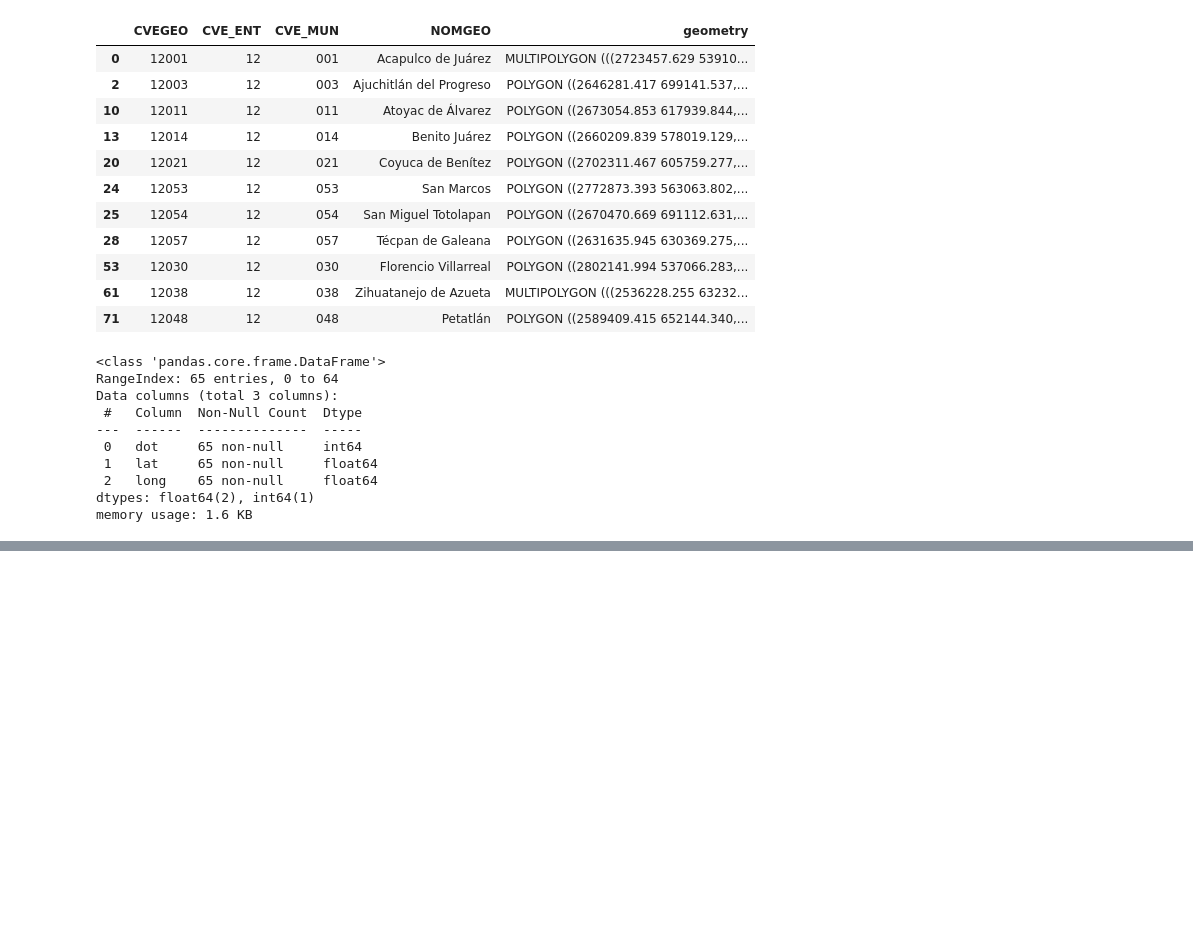
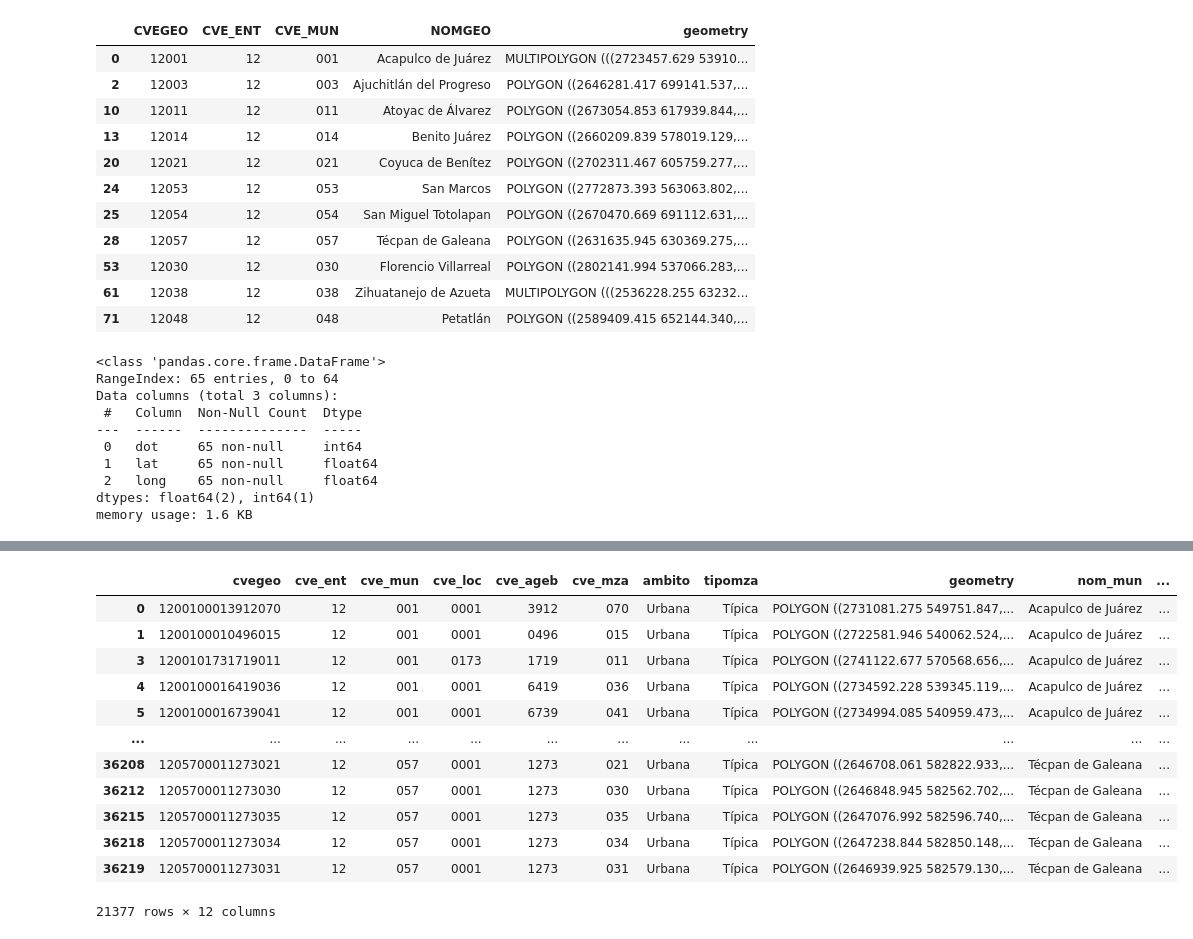
Before and after one commit to labdatos-se/economia, a Jupyter notebook: mapa_gro/mapa_gro.ipynb, the cells around one changed output, grey strips where cells are left out. Drawn from its saved outputs; the diff is of its cells as text; code cells hidden in the pictures; blank space fills up the shorter version.

```diff
--- a/mapa_gro/mapa_gro.ipynb
+++ b/mapa_gro/mapa_gro.ipynb
@@ -113,0 +95,29 @@ pobviv=pd.read_csv("manzanas/ITER_12CSV20.csv",encoding="latin-1")
+# %%
+#Leer datos de población y vivienda
+pobviv=pd.read_csv("manzanas/RESAGEBURB_12CSV20.csv",encoding="utf-8")
+pobviv.columns=[i.lower() for i in pobviv.columns]
+#Filtrar municipios 1, 3, 11, 14, 21, 30, 38, 48, 53, 54, 57
+pobviv=pobviv[pobviv["mun"].isin([1,3,11,14,21,30,38,48,53,54,57])]
+#Dropear ageb 0000
+pobviv=pobviv[pobviv["ageb"]!="0000"]
+#Dropear nom_loc=="Total AGEB urbana"
+pobviv=pobviv[pobviv["nom_loc"]!="Total AGEB urbana"]
+#Construir clave geoestadística a nivel manzana. 16 dígitos. Dos por entidad, tres por municipio, cuatro por localidad, tres por ageb, cuatro por manzana
+pobviv['cvegeo'] = pobviv['entidad'].astype(str).str.zfill(2) + pobviv['mun'].astype(str).str.zfill(3) + pobviv['loc'].astype(str).str.zfill(4) + pobviv['ageb'].astype(str).str.zfill(4) + pobviv['mza'].astype(str).str.zfill(3)#Añadir columna de largo
+pobviv["largo"]=pobviv["cvegeo"].apply(lambda x: len(x))
+#Dejar cvgeo y tvivparhab
+pobviv=pobviv[["cvegeo","nom_mun", "tvivparhab","pobtot"]]
+#Eliminar manzanas sin vivienda o con nan
+#Convertir * en nan
+pobviv["tvivparhab"]=pobviv["tvivparhab"].replace("*",None)
+pobviv["tvivparhab"]=pobviv["tvivparhab"].replace("N/D",None)
+pobviv=pobviv[pobviv["tvivparhab"]!=0]
+pobviv=pobviv[pobviv['tvivparhab'].notna()]
+#Convertir tvivparhab a int
+pobviv["tvivparhab"]=pobviv["tvivparhab"].astype(int)
+popviv=pobviv[pobviv["pobtot"]!=0]
+pobviv=pobviv[pobviv["pobtot"].notna()]
+#Convertir pobtot a int
+pobviv["pobtot"]=pobviv["pobtot"].astype(int)
+
+pobviv
@@ -114,8 +152,30 @@ pobviv=pd.read_csv("manzanas/ITER_12CSV20.csv",encoding="latin-1")
 # %%
 #leer shape de manzanas
 manzanas=gpd.read_file("manzanas/conjunto_de_datos/12m.shp")
 #Filtrar municipios 001, 003, 011, 014, 021, 030, 038, 048, 053, 054, 057
-manzanas=manzanas[manzanas["CVE_MUN"].isin(["12001","12003","12011","12014","12021","12030","12038","12048","12053","12054","12057"])]
+manzanas=manzanas[manzanas["CVE_MUN"].isin(["001","003","011","014","021","030","038","048","053","054","057"])]
+manzanas.columns=[i.lower() for i in manzanas.columns]
+#Pegar manzanas con datos de población y vivienda
+manzanas=pd.merge(manzanas,pobviv,how="left",on="cvegeo")
+#Drop nan
+manzanas=manzanas[manzanas['tvivparhab'].notna()]
+manzanas=manzanas[manzanas['pobtot'].notna()]
+#Transformar a numerico
+manzanas
+# %% [output]
+|  | cvegeo | cve_ent | cve_mun | cve_loc | cve_ageb | cve_mza | ambito | tipomza | geometry | nom_mun | ... |
+| 0 | 1200100013912070 | 12 | 001 | 0001 | 3912 | 070 | Urbana | Típica | POLYGON ((2731081.275 549751.847,... | Acapulco de Juárez | ... |
+| 1 | 1200100010496015 | 12 | 001 | 0001 | 0496 | 015 | Urbana | Típica | POLYGON ((2722581.946 540062.524,... | Acapulco de Juárez | ... |
+| 3 | 1200101731719011 | 12 | 001 | 0173 | 1719 | 011 | Urbana | Típica | POLYGON ((2741122.677 570568.656,... | Acapulco de Juárez | ... |
+| 4 | 1200100016419036 | 12 | 001 | 0001 | 6419 | 036 | Urbana | Típica | POLYGON ((2734592.228 539345.119,... | Acapulco de Juárez | ... |
+| 5 | 1200100016739041 | 12 | 001 | 0001 | 6739 | 041 | Urbana | Típica | POLYGON ((2734994.085 540959.473,... | Acapulco de Juárez | ... |
+| ... | ... | ... | ... | ... | ... | ... | ... | ... | ... | ... | ... |
+| 36208 | 1205700011273021 | 12 | 057 | 0001 | 1273 | 021 | Urbana | Típica | POLYGON ((2646708.061 582822.933,... | Técpan de Galeana | ... |
+| 36212 | 1205700011273030 | 12 | 057 | 0001 | 1273 | 030 | Urbana | Típica | POLYGON ((2646848.945 582562.702,... | Técpan de Galeana | ... |
+| 36215 | 1205700011273035 | 12 | 057 | 0001 | 1273 | 035 | Urbana | Típica | POLYGON ((2647076.992 582596.740,... | Técpan de Galeana | ... |
+| 36218 | 1205700011273034 | 12 | 057 | 0001 | 1273 | 034 | Urbana | Típica | POLYGON ((2647238.844 582850.148,... | Técpan de Galeana | ... |
+| 36219 | 1205700011273031 | 12 | 057 | 0001 | 1273 | 031 | Urbana | Típica | POLYGON ((2646939.925 582579.130,... | Técpan de Galeana | ... |
+21377 rows × 12 columns
 # %%
 #Crear mapa de folium con url de google hybrid
 mapa=folium.Map(location=[16.85713,-99.88510],zoom_start=12,tiles="https://mt1.google.com/vt/lyrs=s,h&x={x}&y={y}&z={z}",attr="Google Hybrid")
```
Also changed, not shown: parts of 4 cells of this notebook, 1 other file.
